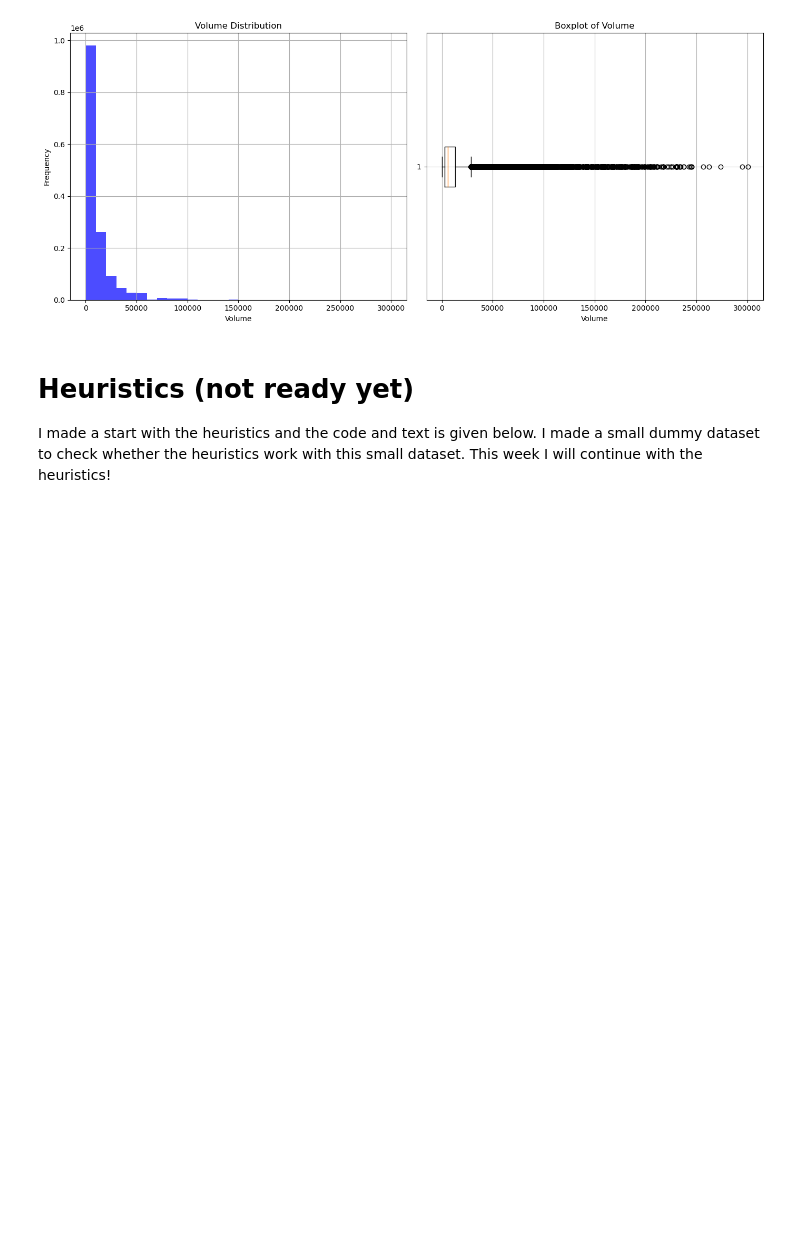
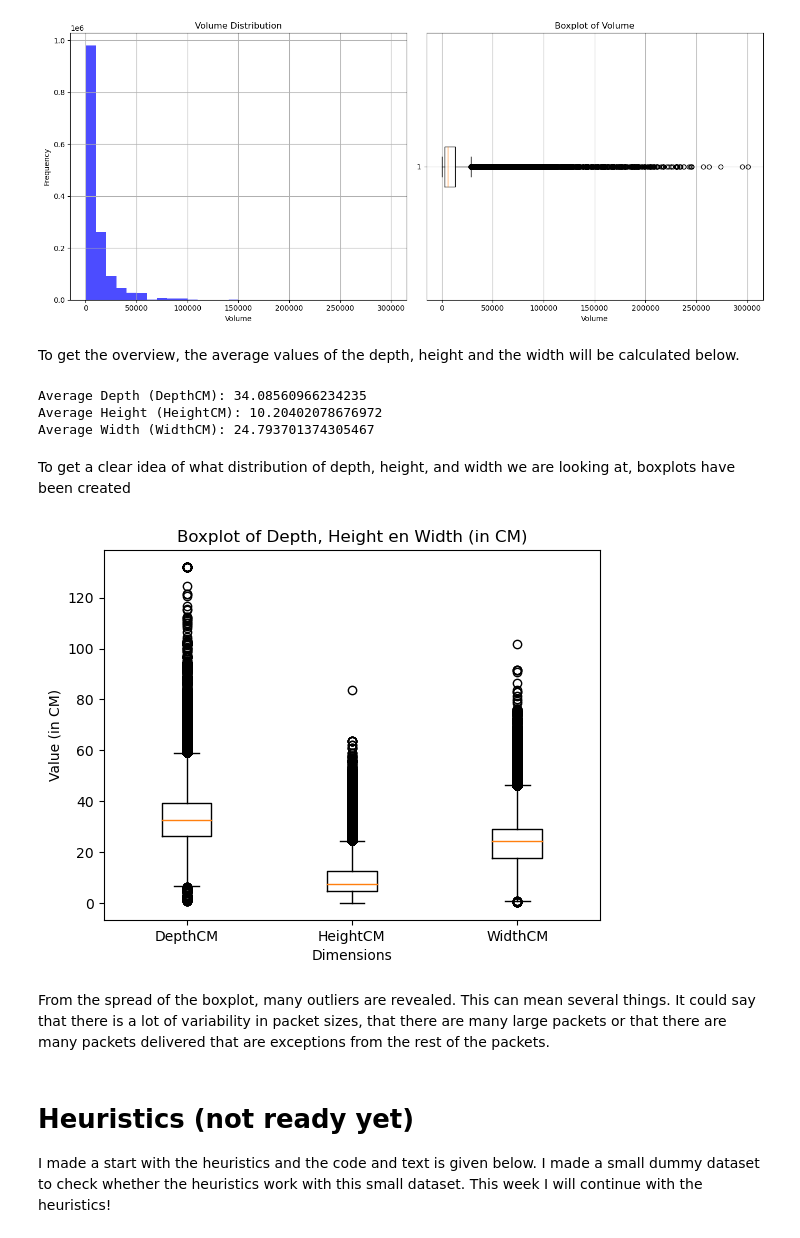
Before and after one commit to ftamsma/Group33_TIL, a Jupyter notebook: project_template.ipynb, the cells around one changed output. Saved outputs shown, nothing was run; the diff lists cells and outputs as text; code cells hidden in the pictures; blank space fills up the shorter version.

Commit message:
Add Boxplot of Depth, Height and Width

```diff
--- a/project_template.ipynb
+++ b/project_template.ipynb
@@ -215,6 +215,44 @@ plt.tight_layout()
 plt.show()
 # %% [output]
 [figure]
+# %% [markdown]
+To get the overview, the average values of the depth, height and the width will be calculated below.
+# %%
+# Calculate the average values of the DepthCM, HeightCM en WidthCM
+average_depth = df_package['DepthCM'].mean()
+average_height = df_package['HeightCM'].mean()
+average_width = df_package['WidthCM'].mean()
+
+# Print the average values
+print(f"Average Depth (DepthCM): {average_depth}")
+print(f"Average Height (HeightCM): {average_height}")
+print(f"Average Width (WidthCM): {average_width}")
+# %% [output]
+Average Depth (DepthCM): 34.08560966234235
+Average Height (HeightCM): 10.20402078676972
+Average Width (WidthCM): 24.793701374305467
+# %% [markdown]
+To get a clear idea of what distribution of depth, height, and width we are looking at, boxplots have been created
+# %%
+import matplotlib.pyplot as plt
+
+# List the data for the boxplot
+data_to_plot = [df_package['DepthCM'], df_package['HeightCM'], df_package['WidthCM']]
+
+# Create a figure and a set of plots
+fig, ax = plt.subplots()
+
+# Make the boxplot
+ax.boxplot(data_to_plot, labels=['DepthCM', 'HeightCM', 'WidthCM'])
+ax.set_xlabel('Dimensions')
+ax.set_ylabel('Value (in CM)')
+plt.title('Boxplot of Depth, Height en Width (in CM)')
+
+plt.show()
+# %% [output]
+[figure, added]
+# %% [markdown]
+From the spread of the boxplot, many outliers are revealed. This can mean several things. It could say that there is a lot of variability in packet sizes, that there are many large packets or that there are many packets delivered that are exceptions from the rest of the packets.
 # %% [markdown]
 # Heuristics (not ready yet)
 
```
